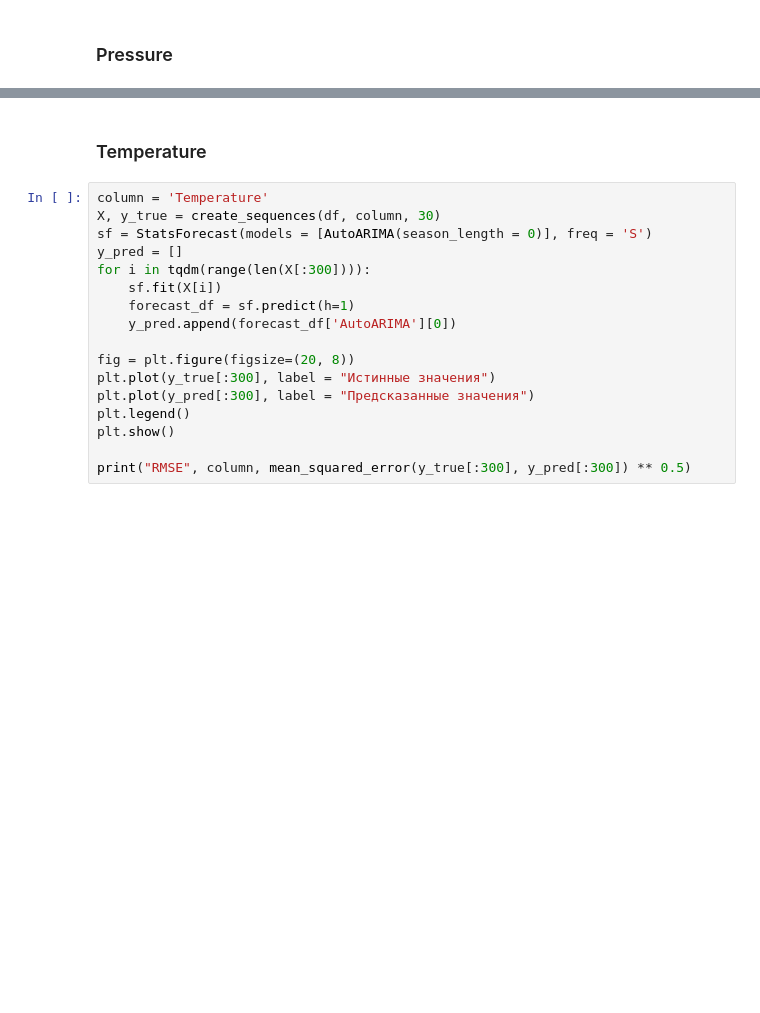
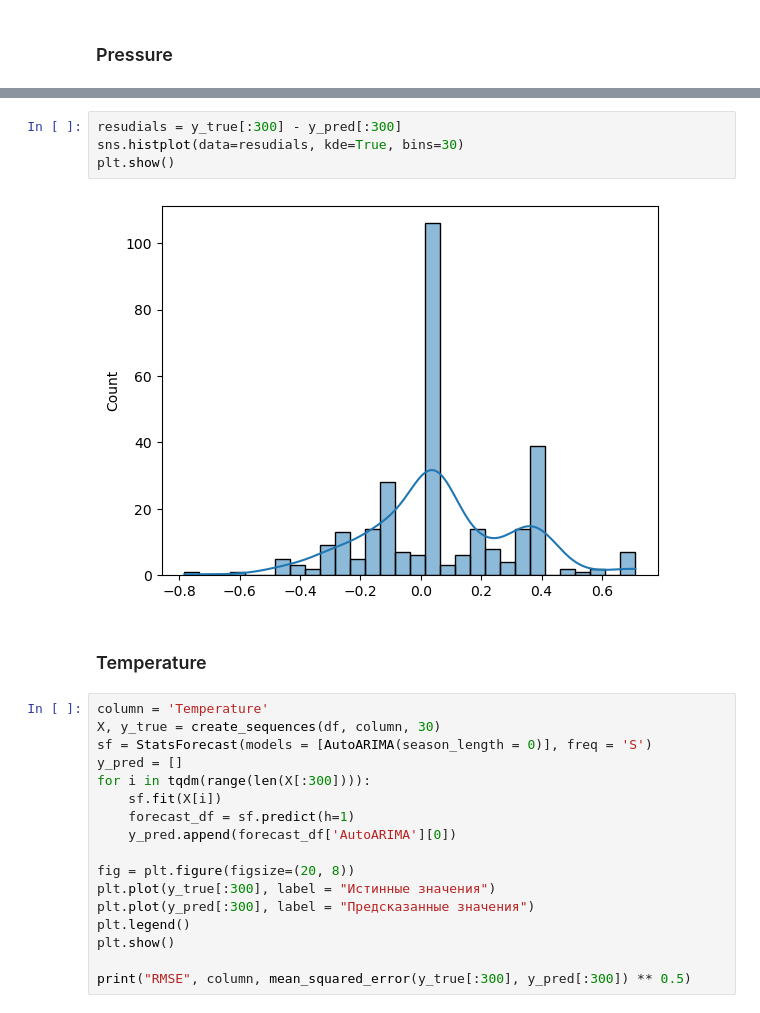
Before and after one commit to demosss/TSL, a Jupyter notebook: 01 TS Forecasting/01 Clean/SKAB/01_SF_ARIMA_SKAB.ipynb, the cells around one changed output, grey strips where cells are left out. Drawn from its saved outputs; the diff is of its cells as text; blank space fills up the shorter version.

```diff
--- a/01 TS Forecasting/01 Clean/SKAB/01_SF_ARIMA_SKAB.ipynb
+++ b/01 TS Forecasting/01 Clean/SKAB/01_SF_ARIMA_SKAB.ipynb
@@ -112,3 +131,9 @@ MSE Pressure 0.06499970866499445
+# %%
+resudials = y_true[:300] - y_pred[:300]
+sns.histplot(data=resudials, kde=True, bins=30)
+plt.show()
+# %% [output]
+[figure, added]
 # %% [markdown]
 ### Temperature
 # %%
```
Also changed, not shown: parts of 17 cells of this notebook.
